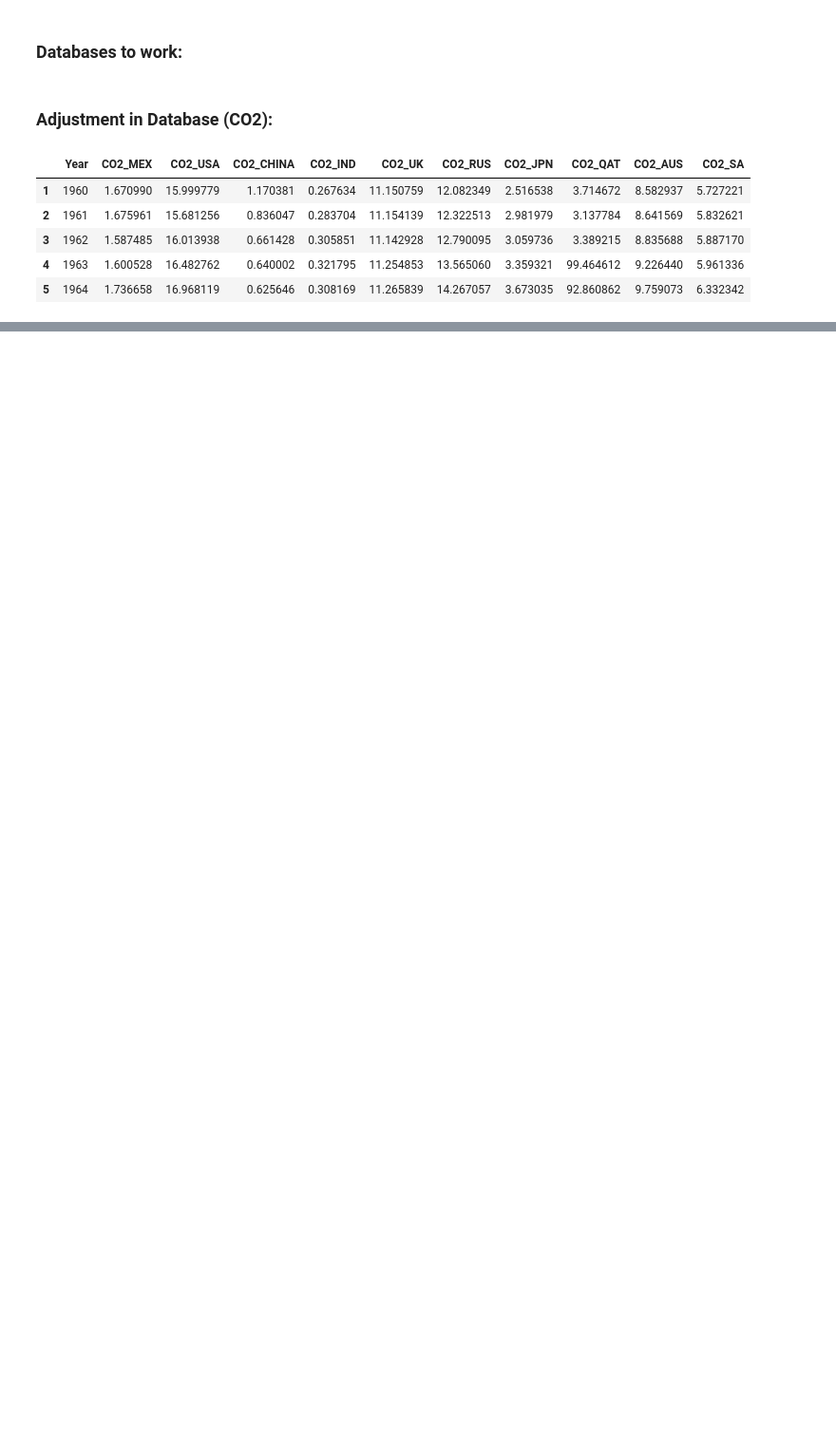
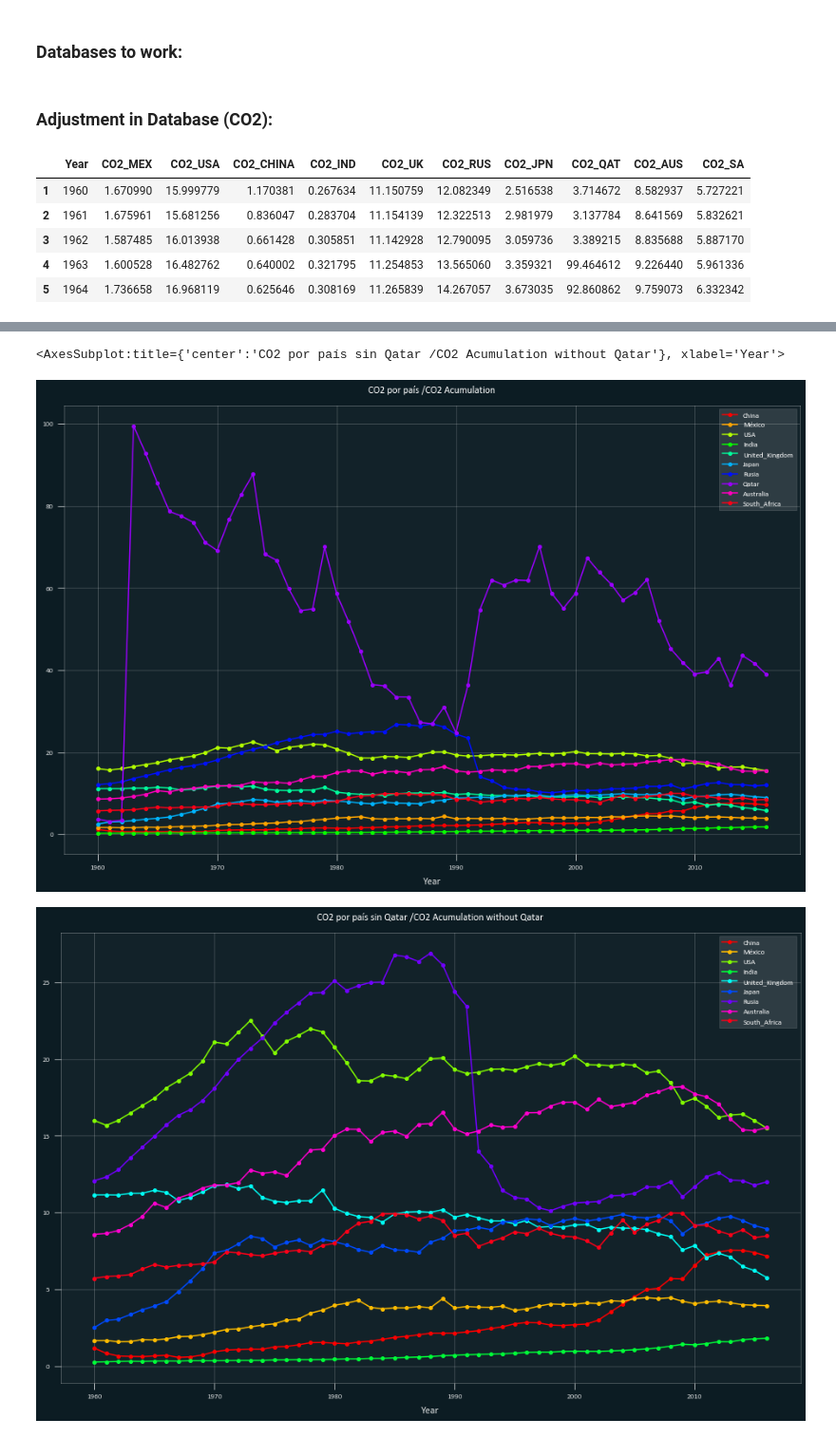
Before and after one commit to AlexisAGG14/Personal-Projects, a Jupyter notebook: Population-CO2/PopulationAndCO2.ipynb, the cells around one changed output, grey strips where cells are left out. Shown at 95% size. Saved outputs shown, nothing was run; the diff lists cells and outputs as text; code cells hidden in the pictures; blank space fills up the shorter version.

```diff
--- a/Population-CO2/PopulationAndCO2.ipynb
+++ b/Population-CO2/PopulationAndCO2.ipynb
@@ -39,0 +59,14 @@ KeyError: "['2017'] not found in axis"
+# %%
+Pob= DFF.groupby('Year').agg(China =('CO2_CHINA','sum'), México=('CO2_MEX','sum'),USA=('CO2_USA','sum'),
+India=('CO2_IND','sum'), United_Kingdom=('CO2_UK','sum'),Japan=('CO2_JPN','sum'),
+Rusia=('CO2_RUS','sum'),Qatar=('CO2_QAT','sum'), Australia=('CO2_AUS','sum'),South_Africa=('CO2_SA','sum'))
+Pob.plot(kind='line',title= 'CO2 por país /CO2 Acumulation', style='-o', cmap='hsv',figsize=(16,10),grid="on")
+Pob2= DFF.groupby('Year').agg(China =('CO2_CHINA','sum'), México=('CO2_MEX','sum'),USA=('CO2_USA','sum'),
+India=('CO2_IND','sum'), United_Kingdom=('CO2_UK','sum'),Japan=('CO2_JPN','sum'),
+Rusia=('CO2_RUS','sum'), Australia=('CO2_AUS','sum'),South_Africa=('CO2_SA','sum'))
+Pob2.plot(kind='line',title= 'CO2 por país sin Qatar /CO2 Acumulation without Qatar',
+style='-o', cmap='hsv',figsize=(16,10),grid="on")
+# %% [output]
+<AxesSubplot:title={'center':'CO2 por país sin Qatar /CO2 Acumulation without Qatar'}, xlabel='Year'>
+[figure, added]
+[figure, added]
```
Also changed, not shown: parts of 7 cells of this notebook, 1 other file.
